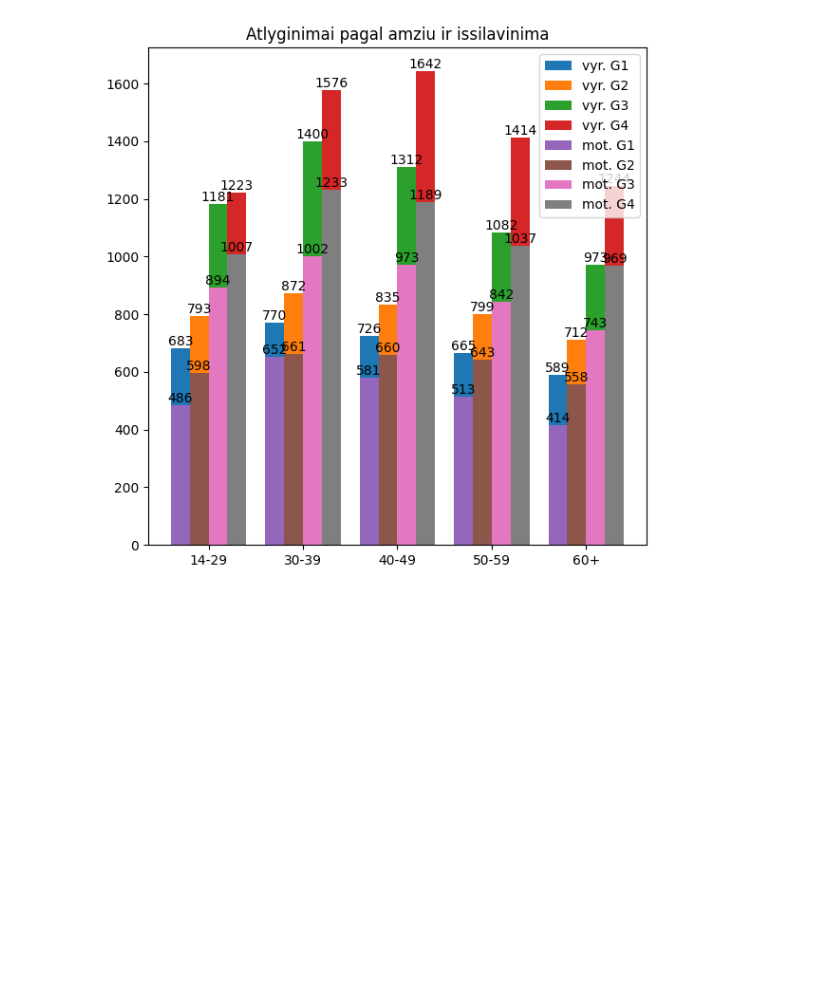
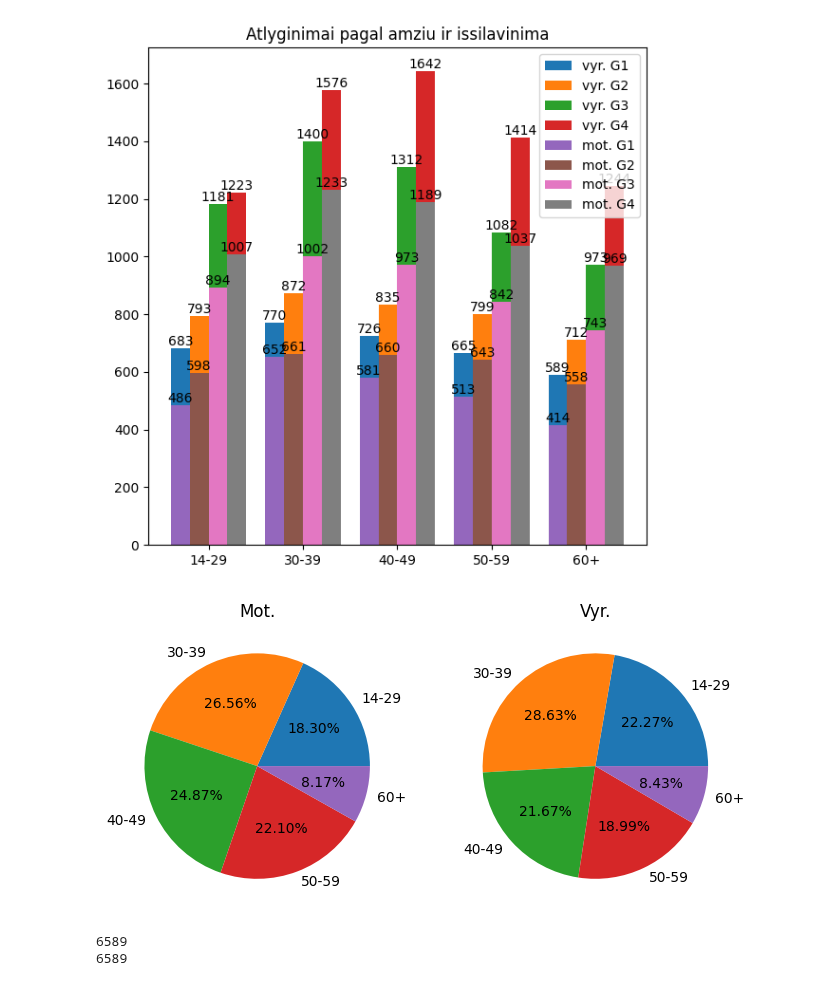
Before and after one commit to ISeeBugsEverywhere/DataScienceNotebooks, a Jupyter notebook: Studentai/Lukas/pdtest.ipynb, the cells around one changed output. Drawn from its saved outputs; the diff is of its cells as text; code cells hidden in the pictures; blank space fills up the shorter version.

```diff
--- a/Studentai/Lukas/pdtest.ipynb
+++ b/Studentai/Lukas/pdtest.ipynb
@@ -116,3 +116,38 @@ axis.legend()
 plt.show()
 # %% [output]
 [figure]
+# %%
+dus18 = pd.read_csv('../../DATA/DUS2018.csv')
+
+df18 = dus18[['lytis', 'amzius', 'bdu_spalio']]
+# df18.head()
+
+
+
+vid_atl = df18['bdu_spalio'].mean()
+
+fage = df18[(df18['lytis'] == 'F') & (df18['bdu_spalio'] > vid_atl)]['amzius'].value_counts().sort_index(ascending=True)
+mage = df18[(df18['lytis'] == 'M') & (df18['bdu_spalio'] > vid_atl)]['amzius'].value_counts().sort_index(ascending=True)
+
+# fage = df18.query('lytis == "F" and bdu_spalio > @vid_atl')['amzius'].value_counts().sort_index(ascending=True)
+# mage = df18.query('lytis == "M" and bdu_spalio > @vid_atl')['amzius'].value_counts().sort_index(ascending=True)
+
+
+fig, (ax1, ax2) = plt.subplots(1,2, figsize=(8,4.5), gridspec_kw={'width_ratios':[1,1]})
+
+ax1.set_title('Mot.')
+ax1.pie(x=fage.values, labels=fage.index, autopct='%.2f%%')
+
+ax2.set_title('Vyr.')
+ax2.pie(x=mage.values, labels=mage.index, autopct='%.2f%%')
+
+fig.tight_layout
+plt.show()
+# %% [output]
+[figure, added]
+# %%
+print(sum(fage.values))
+print(len(df18[(df18['lytis'] == 'F') & (df18['bdu_spalio'] > vid_atl)]['amzius']))
+# %% [output]
+6589
+6589
```
Also changed, not shown: 1 other file.
